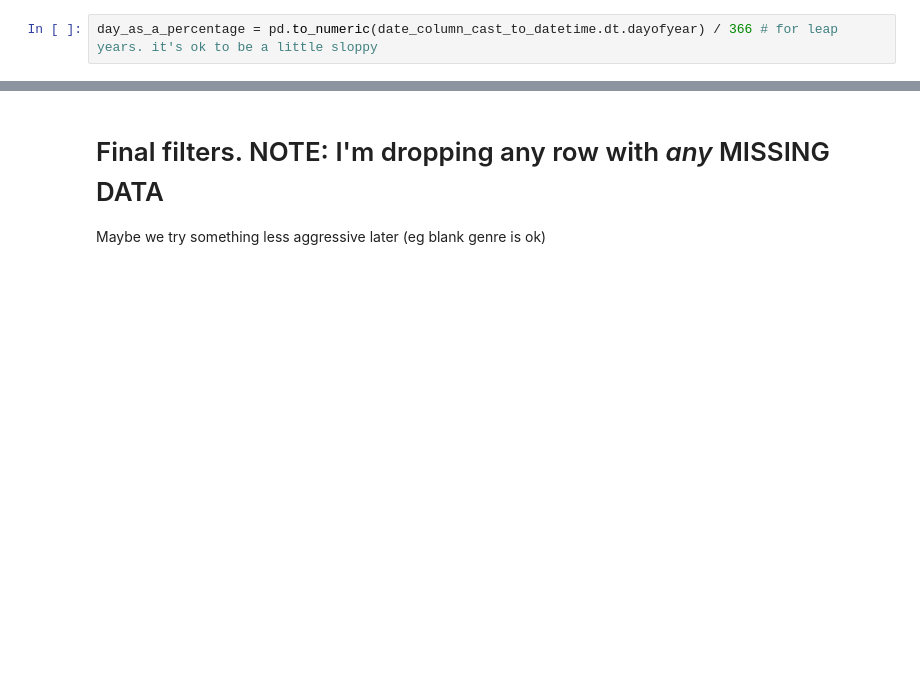
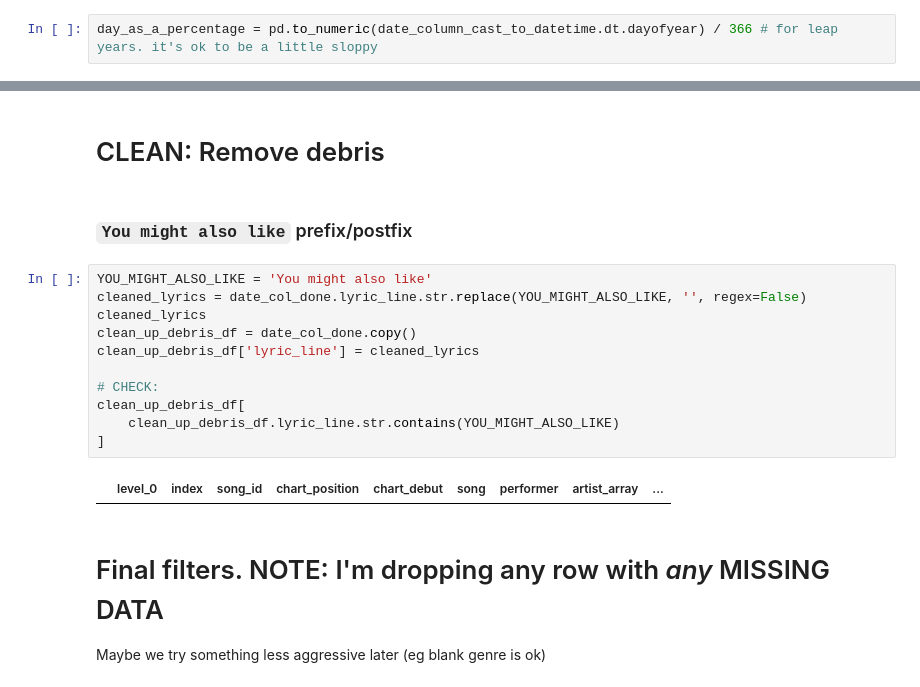
Before and after one commit to davidnmora/billboard-lyric-exploration, a Jupyter notebook: 3 DONE RIGHT Split lyrics by line then clean.ipynb, the cells around one changed output, grey strips where cells are left out. Cells and saved outputs as stored; diff of their text form; blank space fills up the shorter version.

```diff
--- a/3 DONE RIGHT Split lyrics by line then clean.ipynb
+++ b/3 DONE RIGHT Split lyrics by line then clean.ipynb
@@ -305,3 +305,20 @@ date_col_done
+# %% [markdown]
+# CLEAN: Remove debris
+# %% [markdown]
+### `You might also like` prefix/postfix
+# %%
+YOU_MIGHT_ALSO_LIKE = 'You might also like'
+cleaned_lyrics = date_col_done.lyric_line.str.replace(YOU_MIGHT_ALSO_LIKE, '', regex=False)
+cleaned_lyrics
+clean_up_debris_df = date_col_done.copy()
+clean_up_debris_df['lyric_line'] = cleaned_lyrics
+
+# CHECK:
+clean_up_debris_df[
+    clean_up_debris_df.lyric_line.str.contains(YOU_MIGHT_ALSO_LIKE)
+]
+# %% [output]
+|  | level_0 | index | song_id | chart_position | chart_debut | song | performer | artist_array | ... |
 # %% [markdown]
 # Final filters. NOTE: I'm dropping any row with *any* MISSING DATA
 Maybe we try something less aggressive later (eg blank genre is ok)
```
Also changed, not shown: parts of 21 cells of this notebook, 10 other files.
